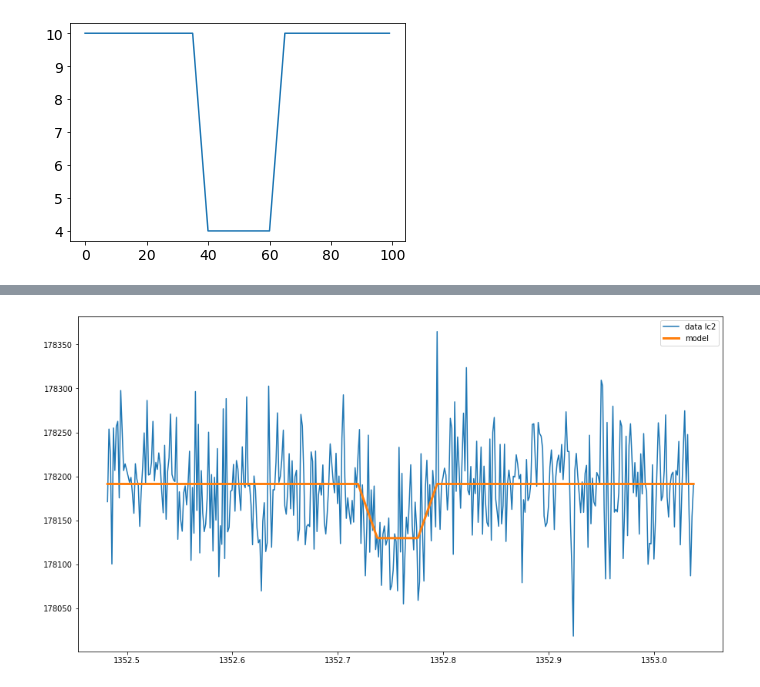
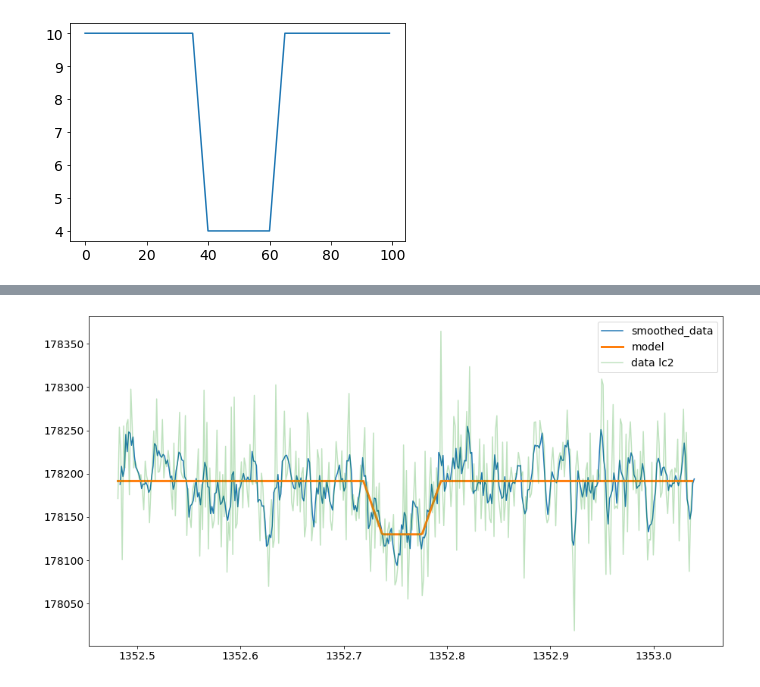
Before and after one commit to leontaridiss/exoplanet_transits, a Jupyter notebook: transits_fits.ipynb, the cells around one changed output, grey strips where cells are left out. Saved outputs shown, nothing was run; the diff lists cells and outputs as text; code cells hidden in the pictures.

```diff
--- a/transits_fits.ipynb
+++ b/transits_fits.ipynb
@@ -181,9 +186,12 @@ popt, pcov = curve_fit(flux_function, lc2_part[:,0], lc2_part[:,1], p0) # fit
 # %%
 # plotting the data with the model
 fig = plt.figure(figsize = (15,8))
-plt.plot(lc2_part[:,0], lc2_part[:,1], label = 'data lc2')
+plt.plot(lc2_smooth[0][17600:18000], lc2_smooth[1][17600:18000], label = 'smoothed_data')
+
 plt.plot(lc2_part[:,0], flux_function(lc2_part[:,0], *popt), linewidth = 3, label = 'model')
+plt.plot(lc2_part[:,0], lc2_part[:,1], label = 'data lc2', alpha = 0.3)
+
 plt.legend()
 plt.show()
 # %% [output]
-[figure, old version]
+[figure, new version]
```
Also changed, not shown: parts of 10 cells of this notebook.
